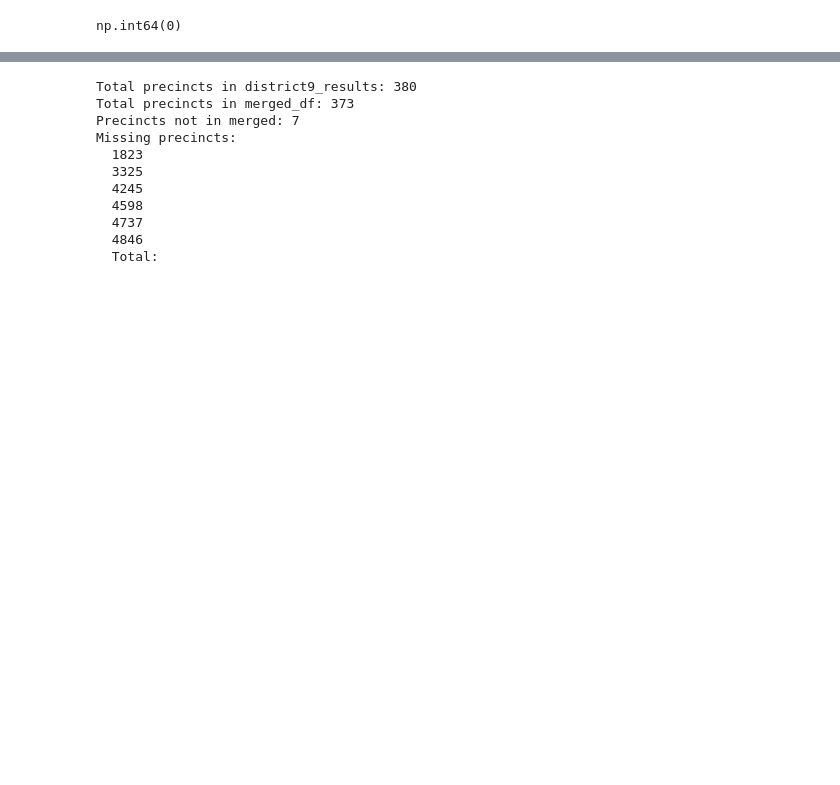
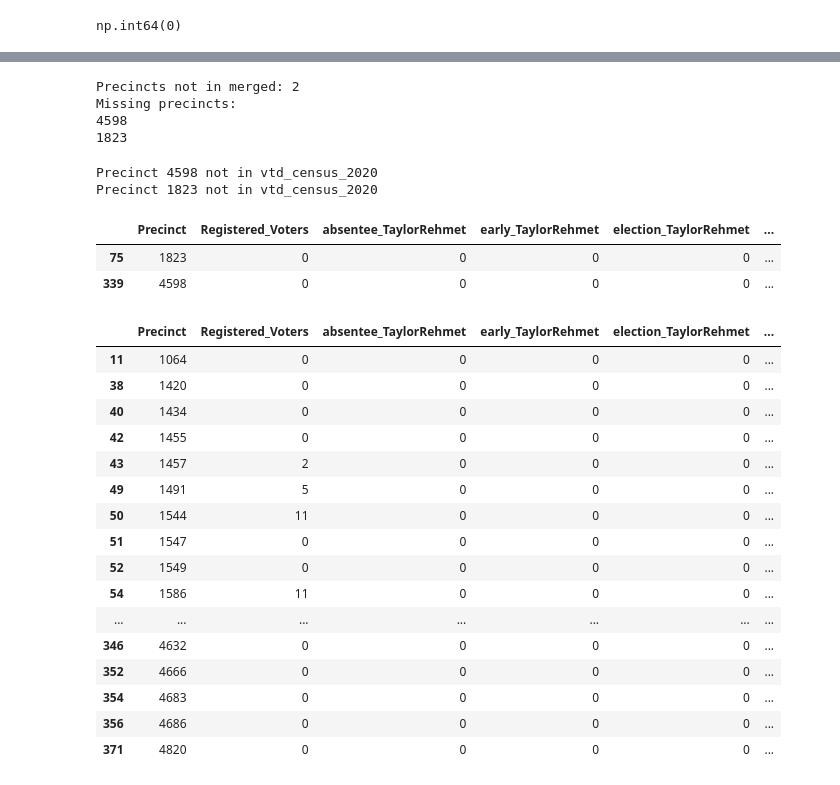
Before and after one commit to amahaja25/district-9-tx-senate, a Jupyter notebook: district9_analysis.ipynb, the cells around one changed output, grey strips where cells are left out. Saved outputs shown, nothing was run; the diff lists cells and outputs as text; code cells hidden in the pictures; blank space fills up the shorter version.

Commit message:
fixed issue with precinct suffixes

```diff
--- a/district9_analysis.ipynb
+++ b/district9_analysis.ipynb
@@ -25,7 +26,7 @@ district9_results.tail()
 | 381 | Total: | 617753 | 1115 | 24571 | 28594 | 54280 | 608 | ... |
 # %%
 # drop last row
-district9_results = district9_results.drop(380).reset_index(drop=True)
+district9_results = district9_results.drop(381).reset_index(drop=True)
 # %%
 # how many rows in the dataframe?
 len(district9_results)
@@ -74,9 +75,6 @@ election_LeighWambsganss      object
 totalVotes_LeighWambsganss    object
 Total                         object
 dtype: object
-# %%
-# change type to string to merge
-district9_results['Precinct'] = district9_results['Precinct'].astype(str)
 # %%
 # read in vtd census demographics data
 vtd_census_2020 = pd.read_csv('vtd_census - VTDs_24PG_Pop.csv')
@@ -151,28 +193,61 @@ len(merged_df)
 # %%
-# show precincts in district9_results but not in merged_df
+# show precincts that are in in district9_results but not in merged_df
 precincts_in_original = set(district9_results['Precinct'])
 precincts_in_merged = set(merged_df['Precinct'])
 missing_precincts = precincts_in_original - precincts_in_merged
 
-print(f"Total precincts in district9_results: {len(precincts_in_original)}")
-print(f"Total precincts in merged_df: {len(precincts_in_merged)}")
 print(f"Precincts not in merged: {len(missing_precincts)}")
 if missing_precincts:
     print("Missing precincts:")
-    for p in sorted(missing_precincts):
-        print(f"  {p}")
+    for p in missing_precincts:
+        print(f"{p}")
 # %% [output]
-Total precincts in district9_results: 380
-Total precincts in merged_df: 373
-Precincts not in merged: 7
+Precincts not in merged: 2
 Missing precincts:
-  1823
-  3325
-  4245
-  4598
-  4737
-  4846
-  Total:
+4598
+1823
+# %%
+# check if these missing precincts are in original vtd_census_2020 data
+for precinct in missing_precincts:
+    match = vtd_census_2020[vtd_census_2020['VTD'] == precinct]
+    if len(match) > 0:
+        print(f"Precinct {precinct} found in vtd_census_2020:")
+        print(f"  Counties: {match['County'].unique().tolist()}")
+    else:
+        print(f"Precinct {precinct} not in vtd_census_2020")
+# %% [output]
+Precinct 4598 not in vtd_census_2020
+Precinct 1823 not in vtd_census_2020
+# %%
+# see these rows in the election results data
+# each of them have zero total votes
+district9_results[district9_results['Precinct'].isin(['1823', '4598'])]
+# %% [output]
+|  | Precinct | Registered_Voters | absentee_TaylorRehmet | early_TaylorRehmet | election_TaylorRehmet | ... |
+| 75 | 1823 | 0 | 0 | 0 | 0 | ... |
+| 339 | 4598 | 0 | 0 | 0 | 0 | ... |
+# %%
+# were there other precincts with zero total votes?
+# this is weird because there are others with no votes but they still show up
+district9_results[district9_results['Total'] == 0]
+# %% [output]
+|  | Precinct | Registered_Voters | absentee_TaylorRehmet | early_TaylorRehmet | election_TaylorRehmet | ... |
+| 11 | 1064 | 0 | 0 | 0 | 0 | ... |
+| 38 | 1420 | 0 | 0 | 0 | 0 | ... |
+| 40 | 1434 | 0 | 0 | 0 | 0 | ... |
+| 42 | 1455 | 0 | 0 | 0 | 0 | ... |
+| 43 | 1457 | 2 | 0 | 0 | 0 | ... |
+| 49 | 1491 | 5 | 0 | 0 | 0 | ... |
+| 50 | 1544 | 11 | 0 | 0 | 0 | ... |
+| 51 | 1547 | 0 | 0 | 0 | 0 | ... |
+| 52 | 1549 | 0 | 0 | 0 | 0 | ... |
+| 54 | 1586 | 11 | 0 | 0 | 0 | ... |
+| ... | ... | ... | ... | ... | ... | ... |
+| 346 | 4632 | 0 | 0 | 0 | 0 | ... |
+| 352 | 4666 | 0 | 0 | 0 | 0 | ... |
+| 354 | 4683 | 0 | 0 | 0 | 0 | ... |
+| 356 | 4686 | 0 | 0 | 0 | 0 | ... |
+| 371 | 4820 | 0 | 0 | 0 | 0 | ... |
 # %%
 # check for nas
 merged_df.isna().sum()
```
Also changed, not shown: parts of 14 cells of this notebook, 2 other files.
